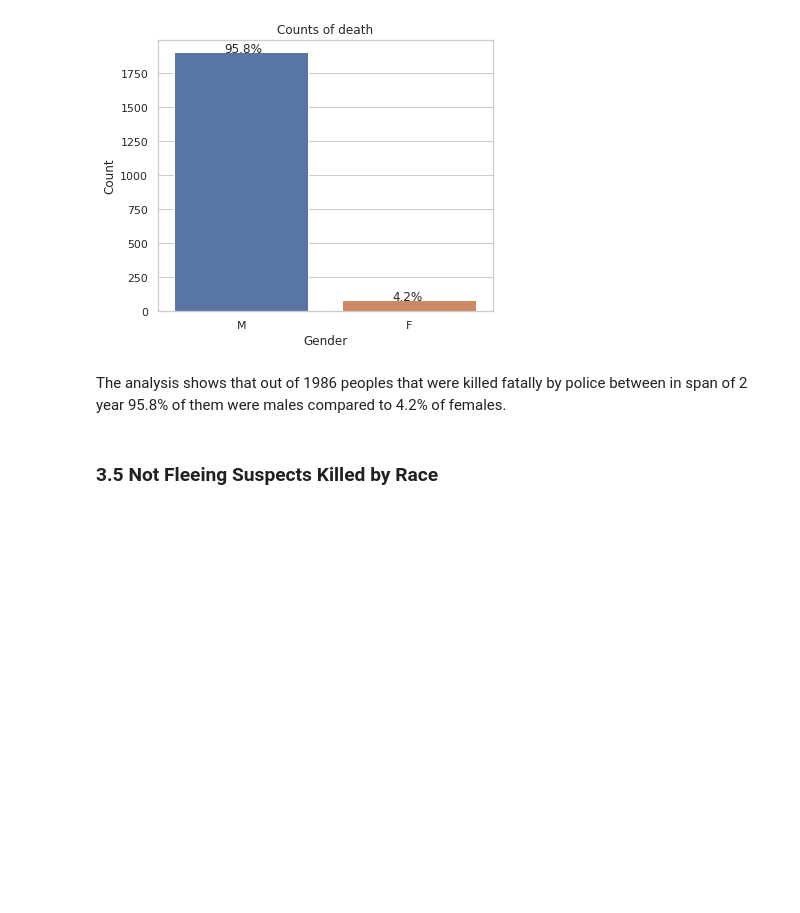
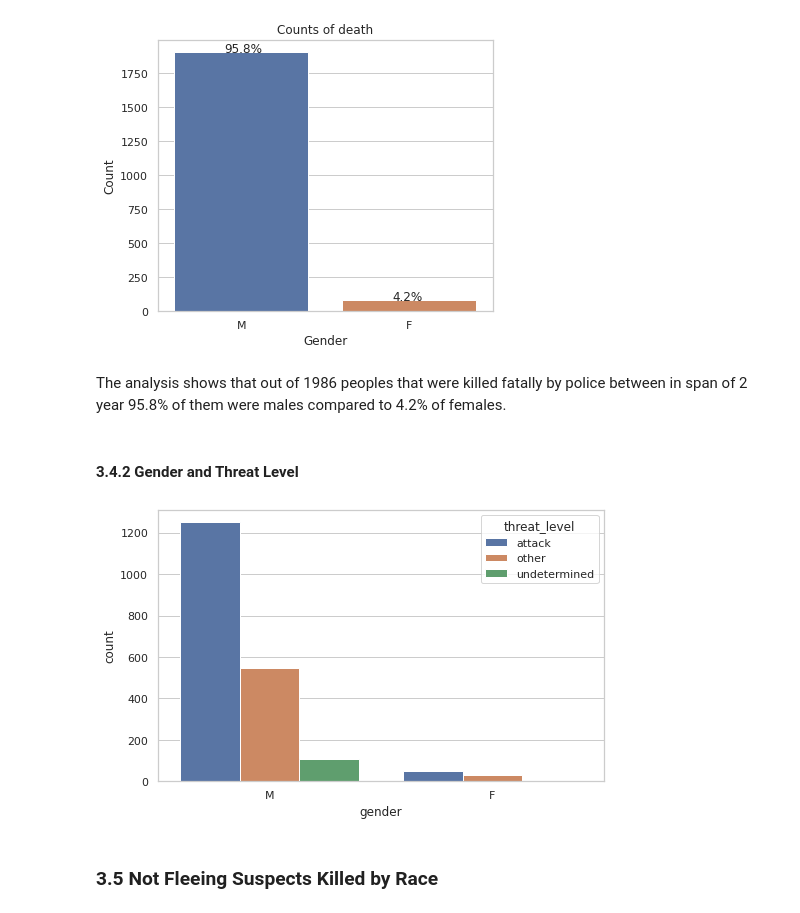
Before and after one commit to ibsa21/Police-brutality-DS-ML, a Jupyter notebook: police_brutality_analysis.ipynb, the cells around one changed output. Cells and saved outputs as stored; diff of their text form; code cells hidden in the pictures; blank space fills up the shorter version.

```diff
--- a/police_brutality_analysis.ipynb
+++ b/police_brutality_analysis.ipynb
@@ -138,6 +138,7 @@ The post cleaning dataset contains 1986 observations of 15 features.
 #### 2.3.2 Parsing Date Column
 # %%
 data["date"] = pd.to_datetime(data["date"])
+data['year'] = pd.DatetimeIndex(data['date']).year
 # %%
 #date
 earliest_date = data['date'].min()
@@ -322,6 +323,14 @@ makePlot('seaborn', data, 'gender',title, ylabel, xlabel)
 [figure]
 # %% [markdown]
 The analysis shows that out of 1986 peoples that were killed fatally by police between in span of 2 year 95.8% of them were males compared to 4.2% of females.
+# %% [markdown]
+#### 3.4.2 Gender and Threat Level
+# %%
+fig = plt.figure(figsize=(8,5))
+sb.countplot(x='gender', data=data, hue='threat_level')
+plt.show()
+# %% [output]
+[figure, added]
 # %% [markdown]
 ### 3.5 Not Fleeing Suspects Killed by Race
 # %%
```
Also changed, not shown: parts of 13 cells of this notebook.
